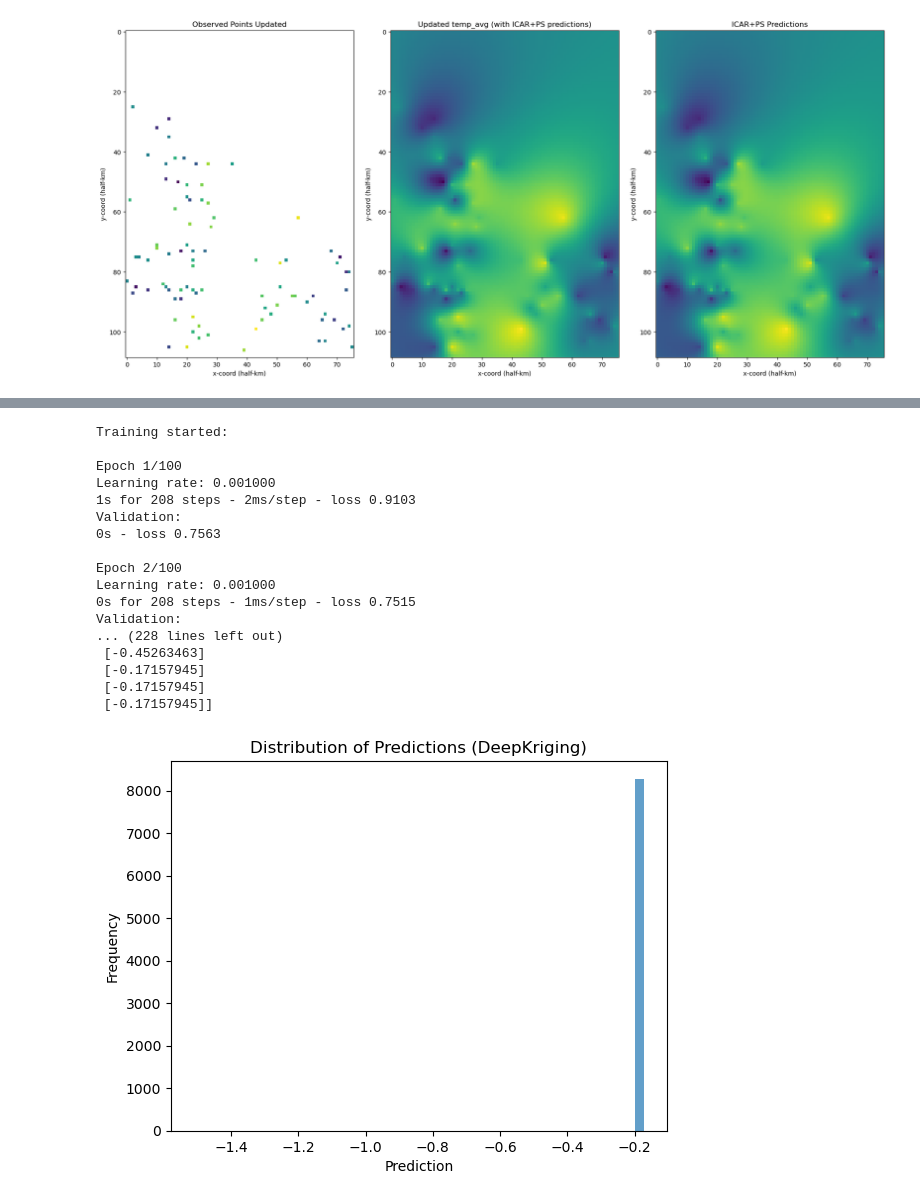
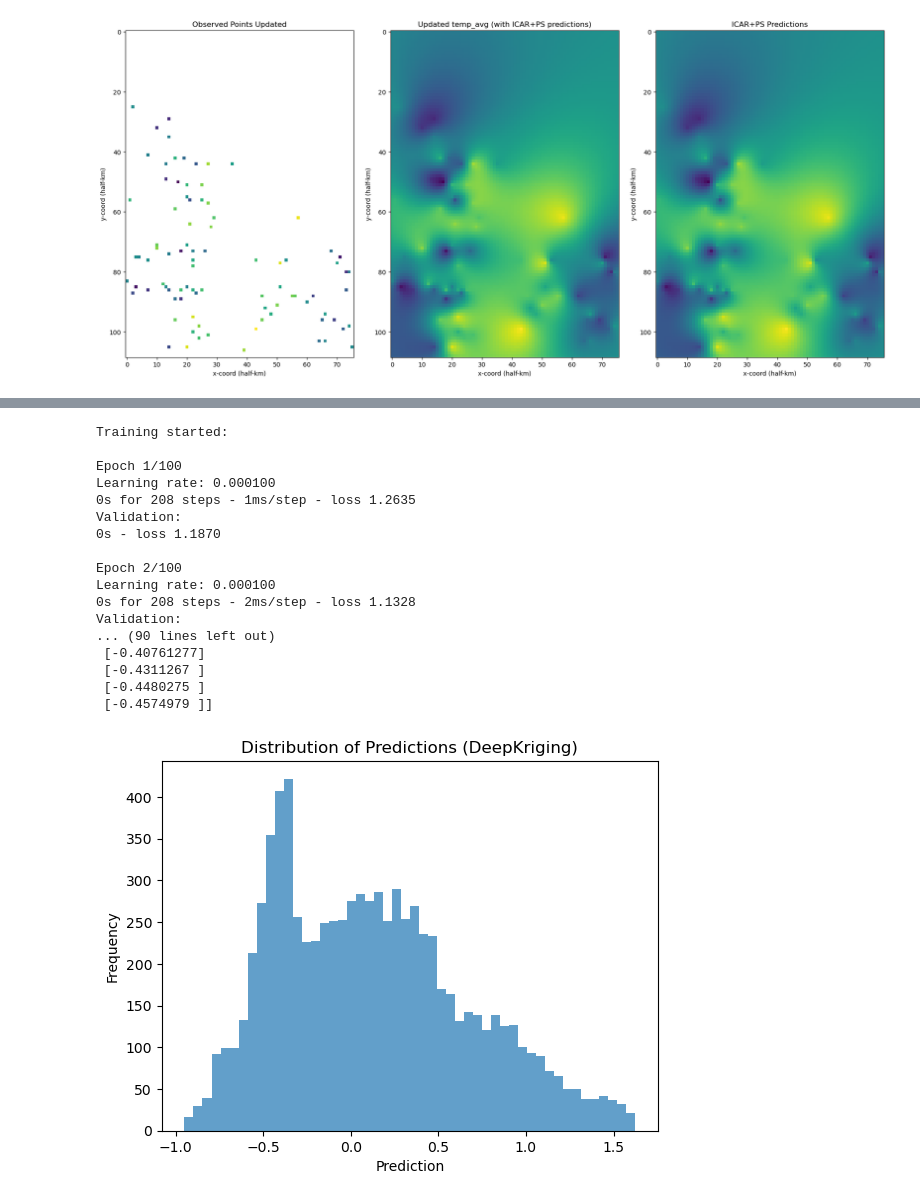
Before and after one commit to elliekkim/deep_ps, a Jupyter notebook: ps_on_durham/dk_ps_durham.ipynb, the cells around one changed output, grey strips where cells are left out. Saved outputs shown, nothing was run; the diff lists cells and outputs as text; code cells hidden in the pictures.

```diff
--- a/ps_on_durham/dk_ps_durham.ipynb
+++ b/ps_on_durham/dk_ps_durham.ipynb
@@ -246,11 +246,13 @@ grid_points = df[['grid_row', 'grid_col']].to_numpy()
 grid_points_tuples = [tuple(pt) for pt in grid_points]
 
 print(f"Shape of grid_points: {grid_points.shape}")
-for pt in grid_points_tuples[:5]:
+for pt in grid_points_tuples: # (y, x) --> 109 rows, 76 cols
     print(pt)
 
 temp_values = df['temp_avg'].to_numpy()
 
+
+
 print(f"Shape of temp_values: {temp_values.shape}")
 print(f"First 5 temp values: {temp_values[:5]}")
 # %% [output]
@@ -283,12 +294,20 @@ cells_y, cells_x = 109, 76
 # Create the grid points by meshing x and y coordinates
 x = np.linspace(0, cells_x - 1, cells_x)  # Range for x-coordinates (0 to 75)
 y = np.linspace(0, cells_y - 1, cells_y)  # Range for y-coordinates (0 to 108)
-X, Y = np.meshgrid(x, y)  # Generate 2D meshgrid
+Y, X = np.meshgrid(y, x)  # Generate 2D meshgrid
 
 # Flatten the 2D arrays of X and Y into 1D arrays and stack them
 grid_points = np.vstack([Y.ravel(), X.ravel()]).T  # Shape will be (8284, 2)
 for i in range(5):
     print(grid_points[i])
+
+# plot scatterplot of grid points:
+plt.figure(figsize=(10, 6))
+plt.scatter(grid_points[:, 1], grid_points[:, 0], s=1)
+plt.xlabel('x-coord (half-km)')
+plt.ylabel('y-coord (half-km)')
+plt.title('Grid Points in the 109x76 Grid')
+
 
 # Initialize the M array (indicator for observed/unobserved)
 M = np.zeros(len(grid_points))  # Initially, all points are unobserved (0)
@@ -298,6 +317,16 @@ print(f"Shape of grid_points: {grid_points.shape}")
 print(f"Shape of M: {M.shape}")
 
 # Now grid_points is (8284, 2) and M is (8284,)
+
+# print out temp_values:
+print(f"Shape of temp_values: {temp_values.shape}")
+print(f"First 5 temp values: {temp_values[:5]}")
+
+# plot histogram of distribution of temp_values:
+plt.hist(temp_values, bins=50)
+plt.xlabel('Temperature (°F)')
+plt.ylabel('Frequency')
+plt.title('Distribution of Temperature Values')
 # %% [output]
 Number of grid points: 8284
 Index of the first grid point: 0
@@ -415,51 +502,51 @@ trainer = Trainer(
     model=deepkriging_model,
     data_generators={'train': train_loader, 'val': val_loader, 'test': test_loader},
     optim='adam',
-    optim_params={'lr': 0.001},
+    optim_params={'lr': 1e-4},
     loss_fn=NewLoss(s_all=grid_points, observed_indices=observed_grid_cell_indices_flat, y_all=temp_values),
     # loss_fn=nn.MSELoss(),
     M_train=M_train,
     M_val=M_val,
     window_size=10,
     device=torch.device('cuda' if torch.cuda.is_available() else 'cpu'),
     epochs=100,
     patience=10
 )
 
 trainer.train()
 
 deepkriging_model.eval()
 
 with torch.no_grad():
     y_pred_deepkriging = deepkriging_model(phi_all).cpu().numpy()
 
 print(f"y_pred_deepkriging shape: {y_pred_deepkriging.shape}")
 print(f"First few predictions: {y_pred_deepkriging[:5]}")
 
 plt.hist(y_pred_deepkriging, bins=50, alpha=0.7)
 plt.title("Distribution of Predictions (DeepKriging)")
 plt.xlabel("Prediction")
 plt.ylabel("Frequency")
 plt.show()
 # %% [output]
 Training started:
 
 Epoch 1/100
-Learning rate: 0.001000
-1s for 208 steps - 2ms/step - loss 0.9103
+Learning rate: 0.000100
+0s for 208 steps - 1ms/step - loss 1.2635
 Validation:
-0s - loss 0.7563
+0s - loss 1.1870
 
 Epoch 2/100
-Learning rate: 0.001000
-0s for 208 steps - 1ms/step - loss 0.7515
+Learning rate: 0.000100
+0s for 208 steps - 2ms/step - loss 1.1328
 Validation:
-... (228 lines left out)
- [-0.45263463]
- [-0.17157945]
- [-0.17157945]
- [-0.17157945]]
+... (90 lines left out)
+ [-0.40761277]
+ [-0.4311267 ]
+ [-0.4480275 ]
+ [-0.4574979 ]]
-[figure, old version]
+[figure, new version]
 # %%
 plt.figure(figsize=(12, 6))
 plt.subplot(1, 2, 1)
```
Also changed, not shown: parts of 9 cells of this notebook, 2 other files.
